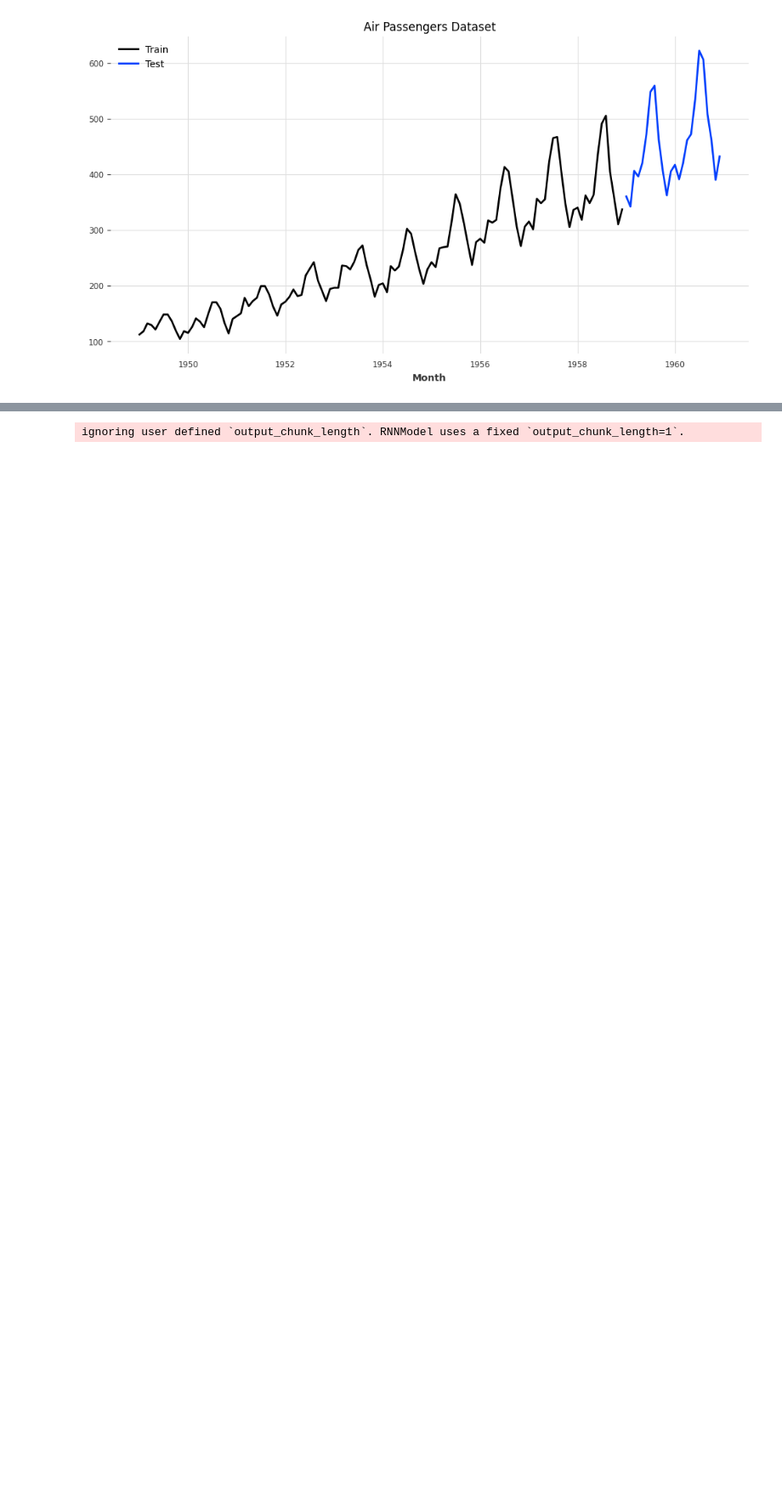
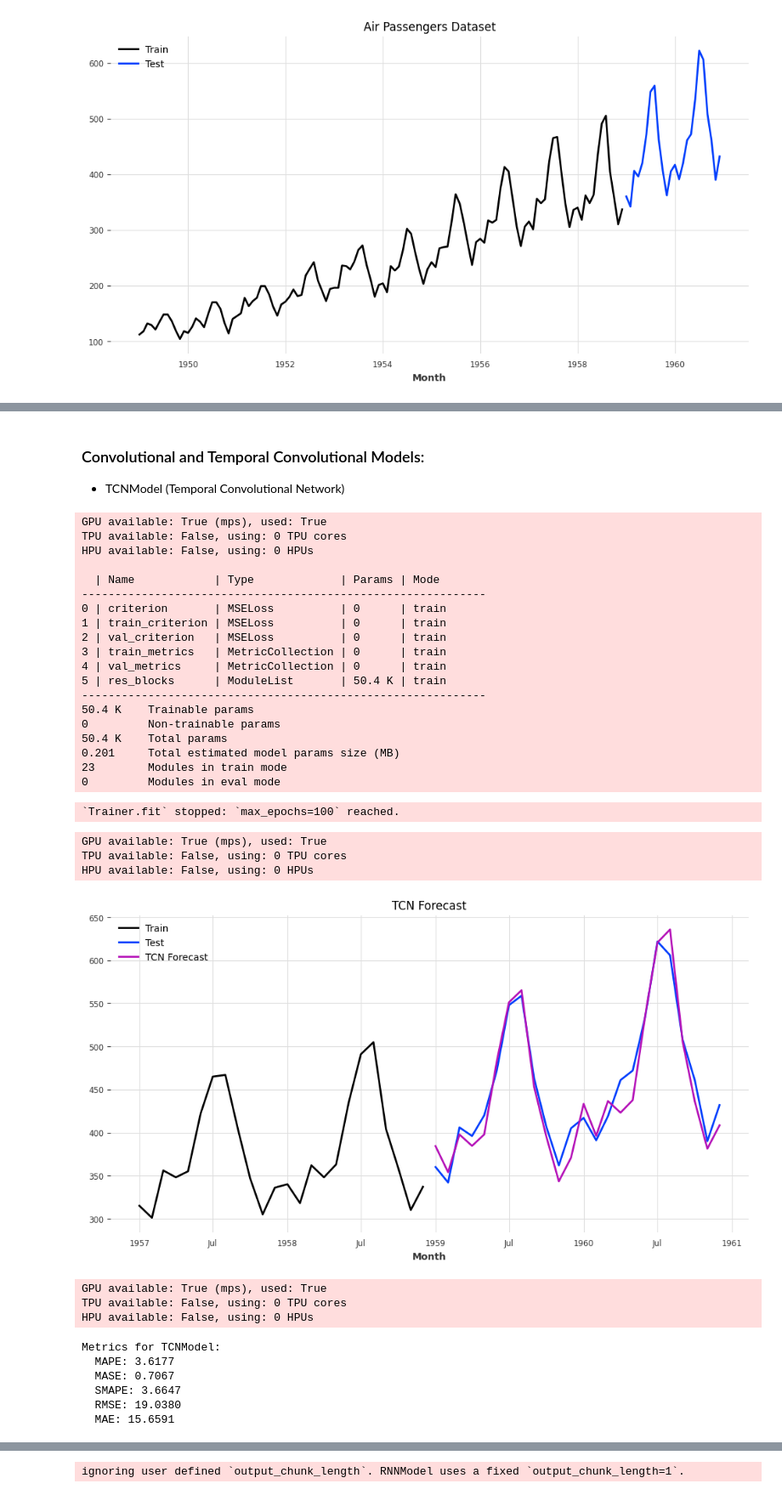
Before and after one commit to sm4rtm4art/TimeSeries, a Jupyter notebook: notebooks/Darts/4_Darts_Time_Mixer.ipynb, the cells around one changed output, grey strips where cells are left out. Shown at 85% size. Cells and saved outputs as stored; diff of their text form; code cells hidden in the pictures; blank space fills up the shorter version.

```diff
--- a/notebooks/Darts/4_Darts_Time_Mixer.ipynb
+++ b/notebooks/Darts/4_Darts_Time_Mixer.ipynb
@@ -58,0 +253,73 @@ plt.show()
+# %% [markdown]
+### Convolutional and Temporal Convolutional Models:
+* TCNModel (Temporal Convolutional Network)
+# %%
+tcn_model = TCNModel(
+    input_chunk_length=24,
+    output_chunk_length=12,
+    kernel_size=3,
+    num_filters=64,
+    num_layers=3,
+    dilation_base=2,
+    dropout=0.1,
+    weight_norm=True,
+    n_epochs=100,
+    batch_size=32,
+    optimizer_kwargs={'lr': 1e-3},
+    random_state=42
+)
+
+# Train the model
+tcn_model.fit(train)
+
+# Make predictions
+tcn_forecast = tcn_model.predict(len(test))
+
+# Plot the results
+plt.figure(figsize=(12, 6))
+train[-24:].plot(label='Train')
+test.plot(label='Test')
+tcn_forecast.plot(label='TCN Forecast')
+plt.legend()
+plt.title('TCN Forecast')
+plt.show()
+
+# Calculate Metrics
+metrics = evaluate_model(tcn_model, train, test)
+print(f"\nMetrics for {tcn_model.__class__.__name__}:")
+for metric, value in metrics.items():
+    print(f"  {metric}: {value:.4f}")
+# %% [output]
+GPU available: True (mps), used: True
+TPU available: False, using: 0 TPU cores
+HPU available: False, using: 0 HPUs
+
+  | Name            | Type             | Params | Mode
+-------------------------------------------------------------
+0 | criterion       | MSELoss          | 0      | train
+1 | train_criterion | MSELoss          | 0      | train
+2 | val_criterion   | MSELoss          | 0      | train
+3 | train_metrics   | MetricCollection | 0      | train
+4 | val_metrics     | MetricCollection | 0      | train
+5 | res_blocks      | ModuleList       | 50.4 K | train
+-------------------------------------------------------------
+50.4 K    Trainable params
+0         Non-trainable params
+50.4 K    Total params
+0.201     Total estimated model params size (MB)
+23        Modules in train mode
+0         Modules in eval mode
+`Trainer.fit` stopped: `max_epochs=100` reached.
+GPU available: True (mps), used: True
+TPU available: False, using: 0 TPU cores
+HPU available: False, using: 0 HPUs
+[figure, added]
+GPU available: True (mps), used: True
+TPU available: False, using: 0 TPU cores
+HPU available: False, using: 0 HPUs
+Metrics for TCNModel:
+  MAPE: 3.6177
+  MASE: 0.7067
+  SMAPE: 3.6647
+  RMSE: 19.0380
+  MAE: 15.6591
```
Also changed, not shown: parts of 27 cells of this notebook, 1 other file.
